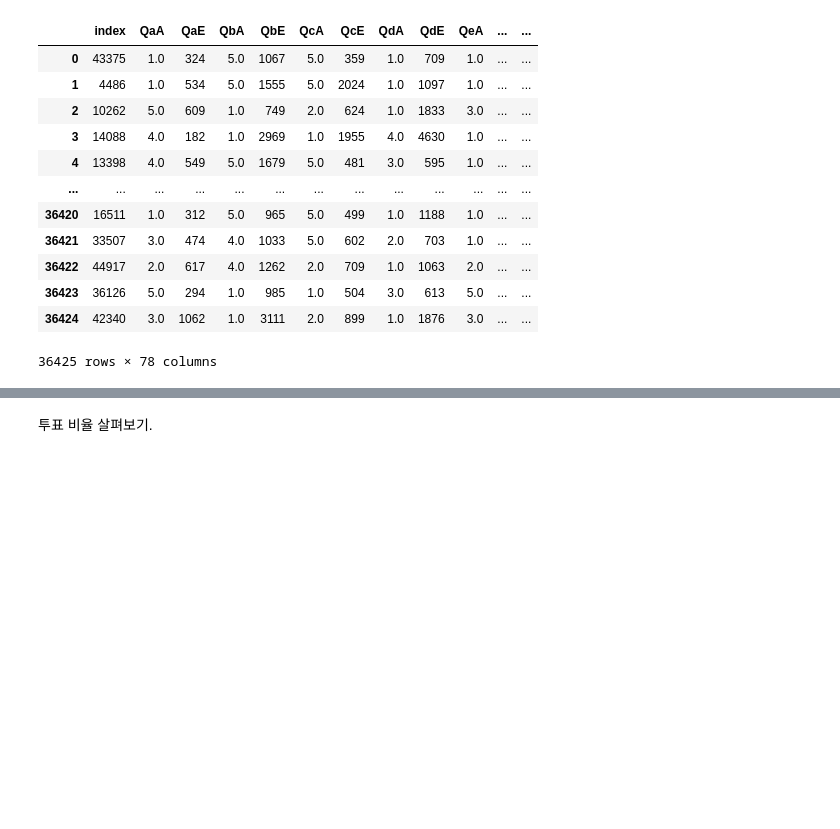
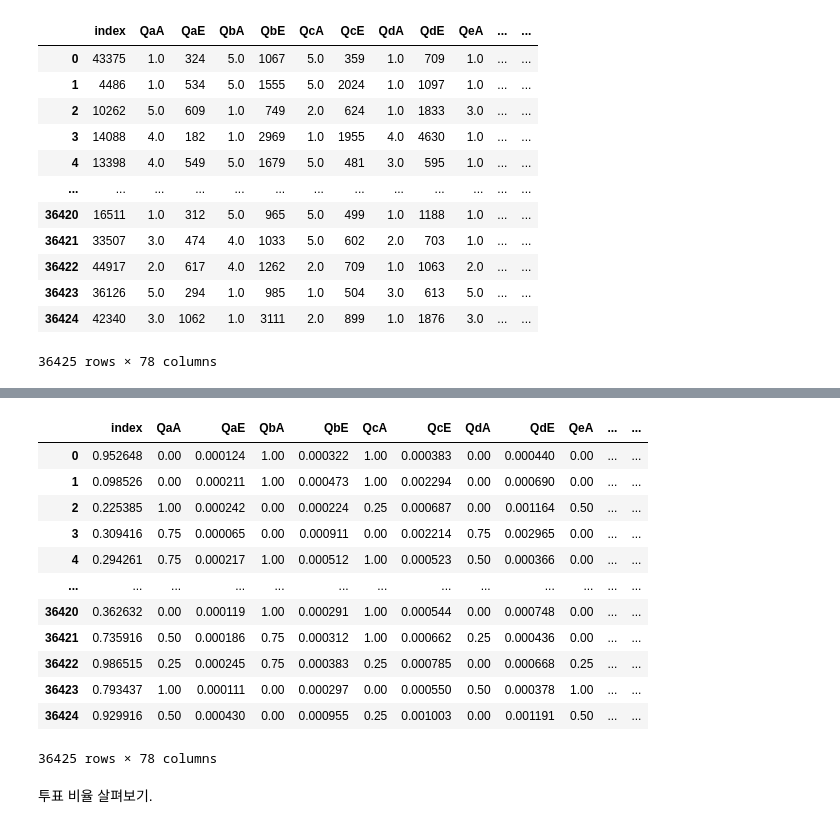
Before and after one commit to jeon-maker/AI_project, a Jupyter notebook: 0527_PR2-Copy1.ipynb, the cells around one changed output, grey strips where cells are left out. Drawn from its saved outputs; the diff is of its cells as text; code cells hidden in the pictures; blank space fills up the shorter version.

```diff
--- a/0527_PR2-Copy1.ipynb
+++ b/0527_PR2-Copy1.ipynb
@@ -60,3 +93,23 @@ vote_df
+# %%
+x=vote_df.values.astype(float)
+min_max_scaler=preprocessing.MinMaxScaler()
+x_scaled=min_max_scaler.fit_transform(x)
+vote_df=pd.DataFrame(x_scaled,columns=vote_df.columns)
+vote_df
+# %% [output]
+|  | index | QaA | QaE | QbA | QbE | QcA | QcE | QdA | QdE | QeA | ... | ... |
+| 0 | 0.952648 | 0.00 | 0.000124 | 1.00 | 0.000322 | 1.00 | 0.000383 | 0.00 | 0.000440 | 0.00 | ... | ... |
+| 1 | 0.098526 | 0.00 | 0.000211 | 1.00 | 0.000473 | 1.00 | 0.002294 | 0.00 | 0.000690 | 0.00 | ... | ... |
+| 2 | 0.225385 | 1.00 | 0.000242 | 0.00 | 0.000224 | 0.25 | 0.000687 | 0.00 | 0.001164 | 0.50 | ... | ... |
+| 3 | 0.309416 | 0.75 | 0.000065 | 0.00 | 0.000911 | 0.00 | 0.002214 | 0.75 | 0.002965 | 0.00 | ... | ... |
+| 4 | 0.294261 | 0.75 | 0.000217 | 1.00 | 0.000512 | 1.00 | 0.000523 | 0.50 | 0.000366 | 0.00 | ... | ... |
+| ... | ... | ... | ... | ... | ... | ... | ... | ... | ... | ... | ... | ... |
+| 36420 | 0.362632 | 0.00 | 0.000119 | 1.00 | 0.000291 | 1.00 | 0.000544 | 0.00 | 0.000748 | 0.00 | ... | ... |
+| 36421 | 0.735916 | 0.50 | 0.000186 | 0.75 | 0.000312 | 1.00 | 0.000662 | 0.25 | 0.000436 | 0.00 | ... | ... |
+| 36422 | 0.986515 | 0.25 | 0.000245 | 0.75 | 0.000383 | 0.25 | 0.000785 | 0.00 | 0.000668 | 0.25 | ... | ... |
+| 36423 | 0.793437 | 1.00 | 0.000111 | 0.00 | 0.000297 | 0.00 | 0.000550 | 0.50 | 0.000378 | 1.00 | ... | ... |
+| 36424 | 0.929916 | 0.50 | 0.000430 | 0.00 | 0.000955 | 0.25 | 0.001003 | 0.00 | 0.001191 | 0.50 | ... | ... |
+36425 rows × 78 columns
 # %% [markdown]
 투표 비율 살펴보기.
 # %% [markdown]
```
Also changed, not shown: parts of 30 cells of this notebook.
